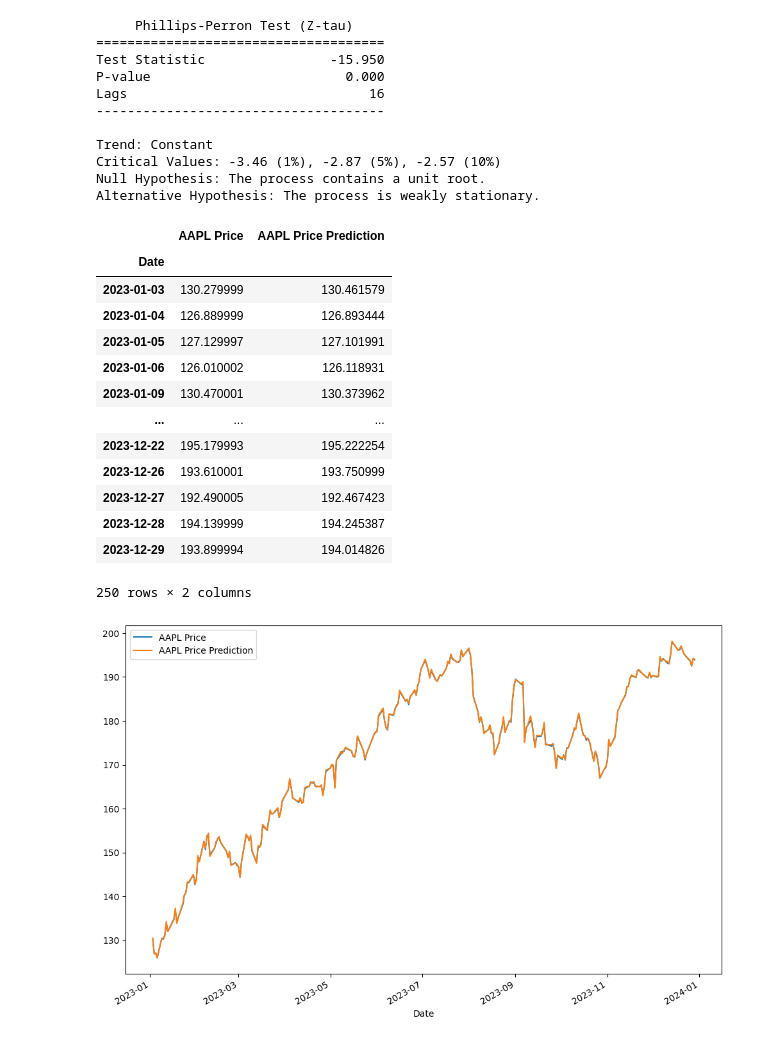
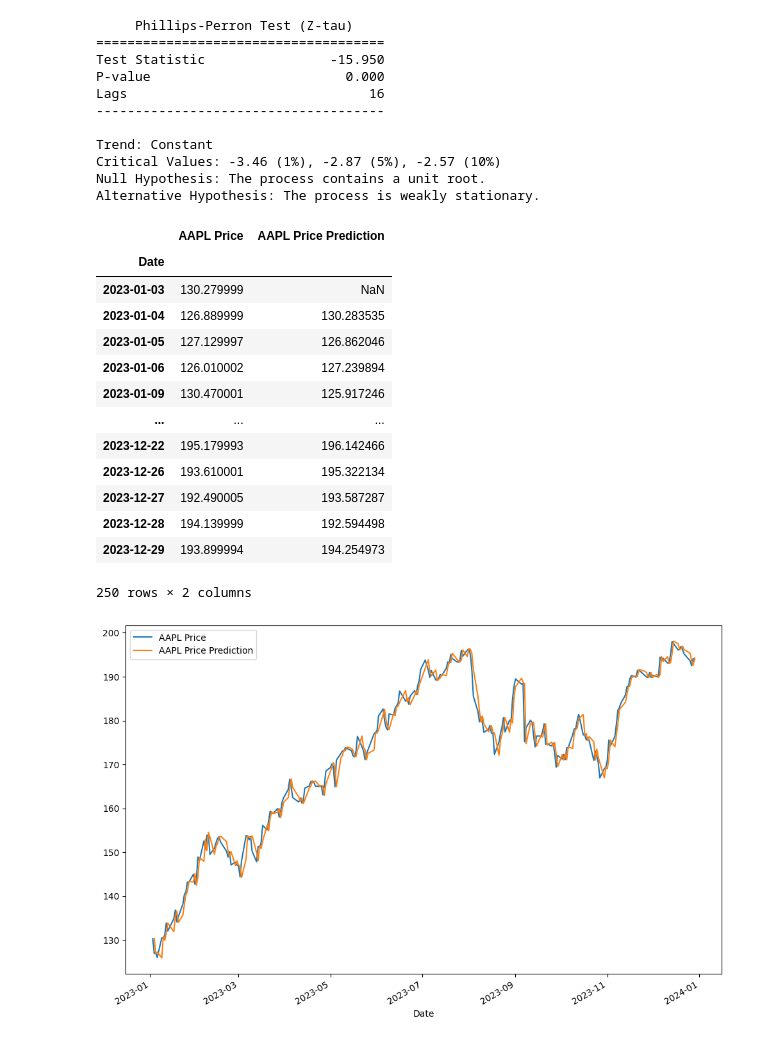
Before and after one commit to nishikaa/pair_trading, a Jupyter notebook: pair-trading-foundations/notebooks/pair_trading_eda_ARIMA.ipynb, the cells around one changed output. Saved outputs shown, nothing was run; the diff lists cells and outputs as text; code cells hidden in the pictures.

Commit message:
Update plots

```diff
--- a/pair-trading-foundations/notebooks/pair_trading_eda_ARIMA.ipynb
+++ b/pair-trading-foundations/notebooks/pair_trading_eda_ARIMA.ipynb
@@ -289,33 +289,35 @@ Alternative Hypothesis: The process is weakly stationary.
 # %%
 from matplotlib import pyplot
 from statsmodels.tsa.arima.model import ARIMA
 from sklearn.metrics import mean_squared_error
 from math import sqrt
 
 # invert differenced value
 def inverse_difference(history, yhat, interval=1):
  return yhat + history[-interval]
 
+# Use previous interval price
+previous_price = df['LogPrice'].shift(1)
 # evaluate performance for 1 year using ARIMA
-df['prediction'] = df['LogPrice'] + inverse_difference(history, model_fit.predict(start=1, end=250, dynamic=False))
+df['prediction'] = previous_price + inverse_difference(history, model_fit.predict(start=1, end=len(df), dynamic=False))
 # Convert to actual price
-df = np.exp(df)
-df.columns = ['AAPL Price', 'AAPL Price Prediction']
-df.plot(figsize=(12,8))
-df
+display_df = np.exp(df)
+display_df.columns = ['AAPL Price', 'AAPL Price Prediction']
+display_df.plot(figsize=(12,8))
+display_df
 # %% [output]
 |  | AAPL Price | AAPL Price Prediction |
 | Date |  |  |
-| 2023-01-03 | 130.279999 | 130.461579 |
-| 2023-01-04 | 126.889999 | 126.893444 |
-| 2023-01-05 | 127.129997 | 127.101991 |
-| 2023-01-06 | 126.010002 | 126.118931 |
-| 2023-01-09 | 130.470001 | 130.373962 |
+| 2023-01-03 | 130.279999 | NaN |
+| 2023-01-04 | 126.889999 | 130.283535 |
+| 2023-01-05 | 127.129997 | 126.862046 |
+| 2023-01-06 | 126.010002 | 127.239894 |
+| 2023-01-09 | 130.470001 | 125.917246 |
 | ... | ... | ... |
-| 2023-12-22 | 195.179993 | 195.222254 |
-| 2023-12-26 | 193.610001 | 193.750999 |
-| 2023-12-27 | 192.490005 | 192.467423 |
-| 2023-12-28 | 194.139999 | 194.245387 |
-| 2023-12-29 | 193.899994 | 194.014826 |
+| 2023-12-22 | 195.179993 | 196.142466 |
+| 2023-12-26 | 193.610001 | 195.322134 |
+| 2023-12-27 | 192.490005 | 193.587287 |
+| 2023-12-28 | 194.139999 | 192.594498 |
+| 2023-12-29 | 193.899994 | 194.254973 |
 250 rows × 2 columns
-[figure, old version]
+[figure, new version]
```
Also changed, not shown: parts of 9 cells of this notebook.
